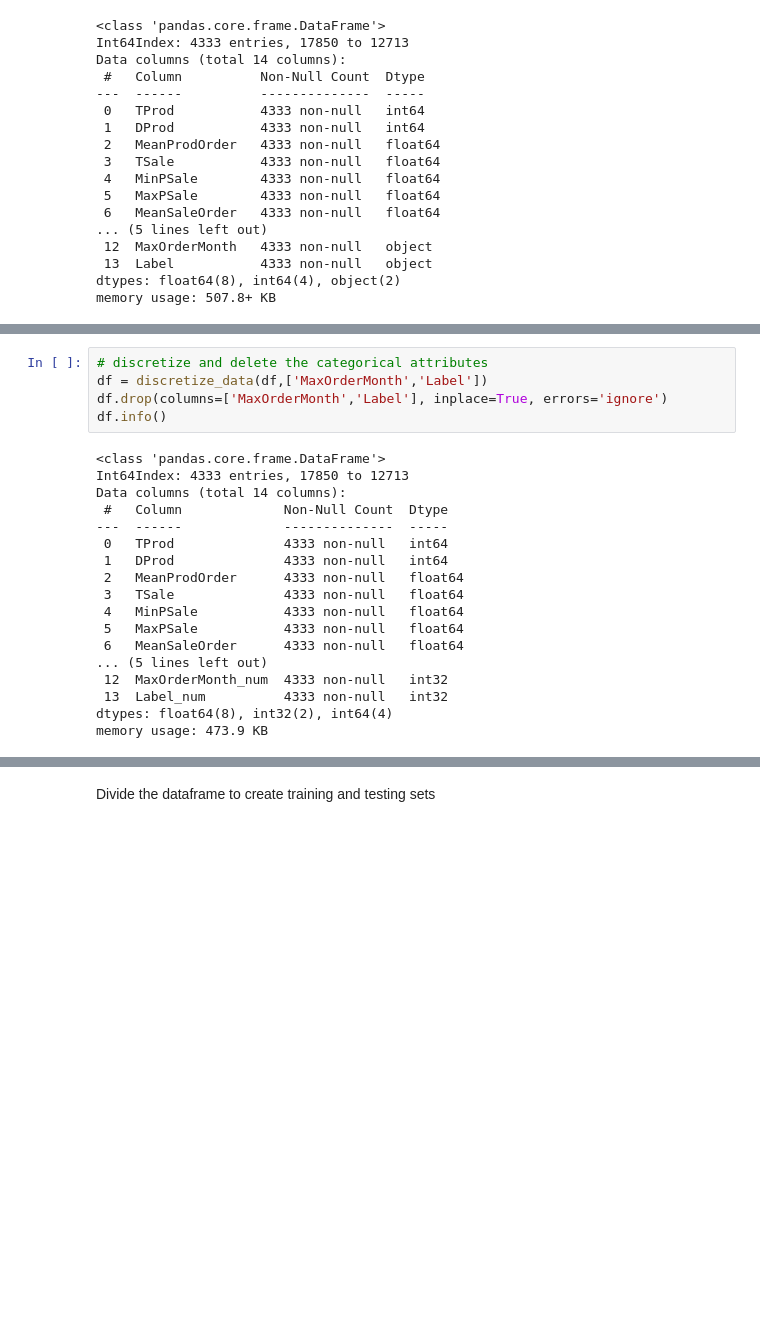
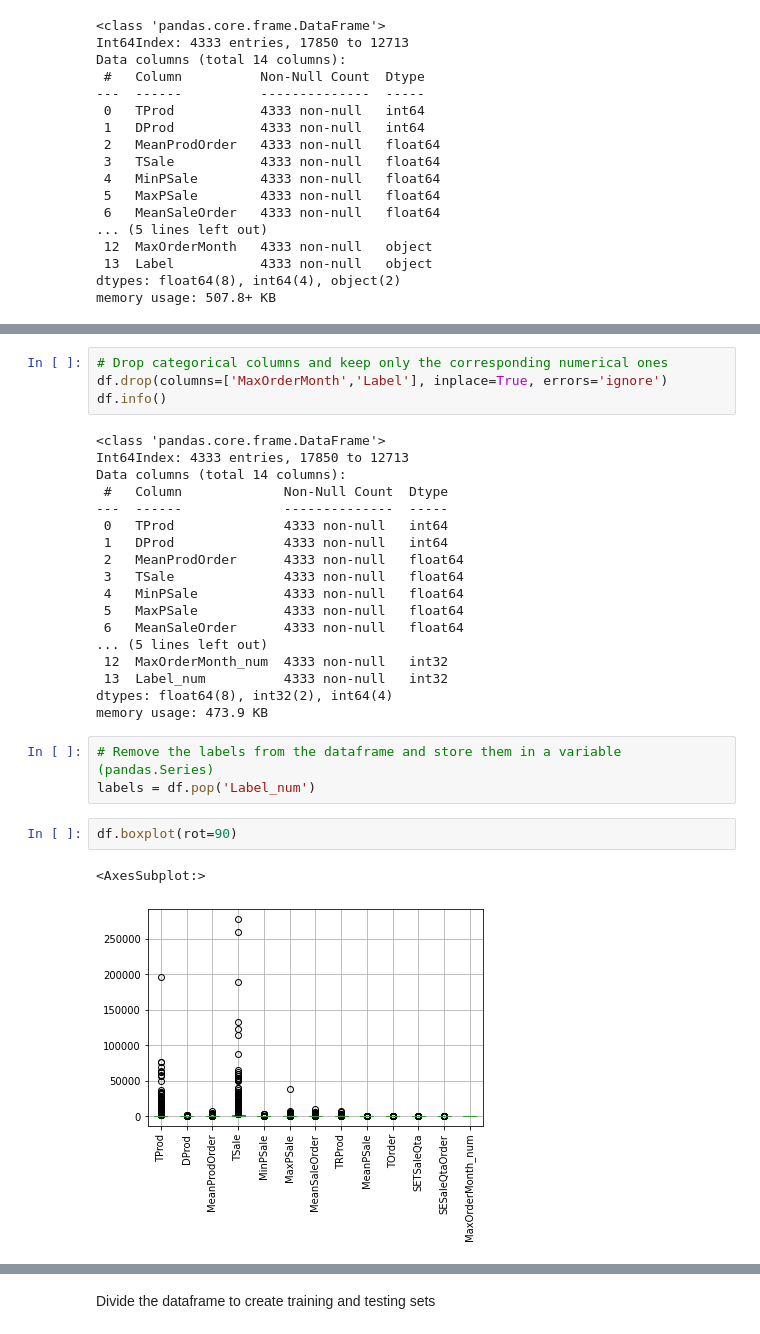
Before and after one commit to AlexPasqua/DM-project, a Jupyter notebook: Classification_NN.ipynb, the cells around one changed output, grey strips where cells are left out. Saved outputs shown, nothing was run; the diff lists cells and outputs as text; blank space fills up the shorter version.

```diff
--- a/Classification_NN.ipynb
+++ b/Classification_NN.ipynb
@@ -47,6 +177,5 @@ def discretize_data(dataset, variables):
 # %%
-# discretize and delete the categorical attributes
-df = discretize_data(df,['MaxOrderMonth','Label'])
+# Drop categorical columns and keep only the corresponding numerical ones
 df.drop(columns=['MaxOrderMonth','Label'], inplace=True, errors='ignore')
 df.info()
 # %% [output]
@@ -67,3 +196,11 @@ Data columns (total 14 columns):
  13  Label_num          4333 non-null   int32
 dtypes: float64(8), int32(2), int64(4)
 memory usage: 473.9 KB
+# %%
+# Remove the labels from the dataframe and store them in a variable (pandas.Series)
+labels = df.pop('Label_num')
+# %%
+df.boxplot(rot=90)
+# %% [output]
+<AxesSubplot:>
+[figure, added]
```
Also changed, not shown: parts of 63 cells of this notebook.
